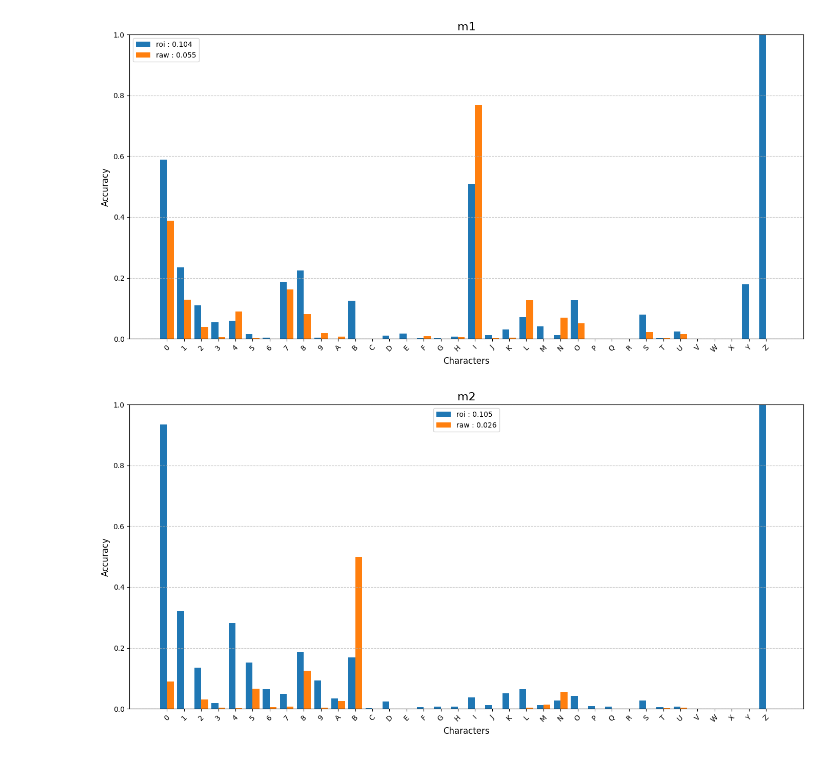
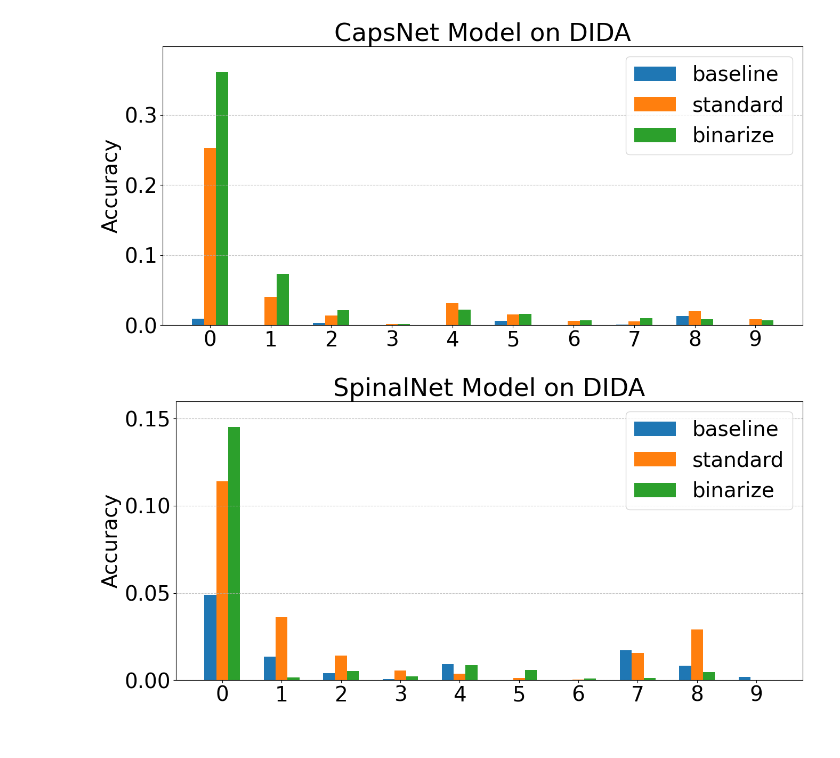
Before and after one commit to odinsseo/ii2202-historical-ocr, a Jupyter notebook: result_analysis.ipynb, the cells around one changed output. Drawn from its saved outputs; the diff is of its cells as text; code cells hidden in the pictures.

```diff
--- a/result_analysis.ipynb
+++ b/result_analysis.ipynb
@@ -157,45 +1,64 @@ roi_precission_m2 = {
 # %%
+import sys
+sys.path.append('./models/results')
 import matplotlib.pyplot as plt
 import numpy as np
+import dida_caps_not_clean, dida_spinal_not_clean, historical_spinal_not_clean, historical_caps_not_clean
 
+labels = ['baseline', 'standard', 'binarize']
+folder_path = './imgs/char_results_plots/'
+plt.rcParams.update({'font.size': 28})
 
-def plot_character_accuracy(accuracy_dicts, labels, title= ""):
-    # Ensure inputs are valid
+def plot_character_accuracy(accuracy_dicts, labels, title= "", file_name="test"):
+
+    save_path = folder_path + file_name
+
     if len(accuracy_dicts) != len(labels):
         raise ValueError("The number of dictionaries and labels must be the same.")
 
-    # Sort all dictionaries by keys (character order)
     sorted_data = []
     for accuracy_dict in accuracy_dicts:
         sorted_data.append(dict(sorted(accuracy_dict.items())))
 
-    # Extract characters and prepare data
-    characters = list(sorted_data[0].keys())  # Assume all dictionaries have the same keys
+    characters = list(sorted_data[0].keys())
     accuracies = [list(data.values()) for data in sorted_data]
+    y_limit = max(max(acc) for acc in accuracies) * 1.1
 
-    # Plot the histogram
-    bar_width = 0.4
+    bar_width = 0.2
     x_positions = np.arange(len(characters))
 
     plt.figure(figsize=(14, 7))
     for i, acc in enumerate(accuracies):
-        total_accuracy = sum(acc) / len(acc)
-        plt.bar(x_positions + i * bar_width, acc, bar_width, label=f"{labels[i] } : {total_accuracy:.3f}")
+        plt.bar(x_positions + i * bar_width, acc, bar_width, label=labels[i])
 
-    # Formatting the plot
-    plt.title(title, fontsize=16)
-    plt.xlabel("Characters", fontsize=12)
-    plt.ylabel("Accuracy", fontsize=12)
-    plt.ylim(0, 1)
-    plt.xticks(x_positions + (len(accuracy_dicts) - 1) * bar_width / 2, characters, rotation=45)
+    plt.title(title)
+    plt.xlabel("")
+    plt.ylabel("Accuracy")
+    plt.ylim(0, y_limit)
+    plt.xticks(x_positions + (len(accuracy_dicts) - 1) * bar_width / 2, characters, rotation=0)
     plt.legend()
     plt.grid(axis='y', linestyle='--', alpha=0.7)
 
     plt.tight_layout()
+    plt.savefig(save_path)
     plt.show()
-# %%
-plot_character_accuracy([roi_precision_m1, raw_accuracies_m1], ['roi', 'raw'], "m1")
-plot_character_accuracy([roi_precission_m2, raw_precission_m2], ['roi', 'raw'], "m2")
-# %% [output]
-[figure, removed]
-[figure, removed]
+# %%
+plot_character_accuracy(
+    accuracy_dicts= [dida_caps_not_clean.raw,
+     dida_caps_not_clean.roi,
+     dida_caps_not_clean.binary],
+    labels= labels,
+    title= "CapsNet Model on DIDA",
+    file_name= "dida_caps_not_clean")
+# %% [output]
+[figure, added]
+# %%
+plot_character_accuracy(
+    accuracy_dicts= [dida_spinal_not_clean.raw,
+     dida_spinal_not_clean.roi,
+     dida_spinal_not_clean.binary],
+    labels= labels,
+    title="SpinalNet Model on DIDA",
+    file_name="dida_spinal_not_clean")
+# %% [output]
+[figure, added]
```
Also changed, not shown: parts of 6 cells of this notebook, 12 other files.
